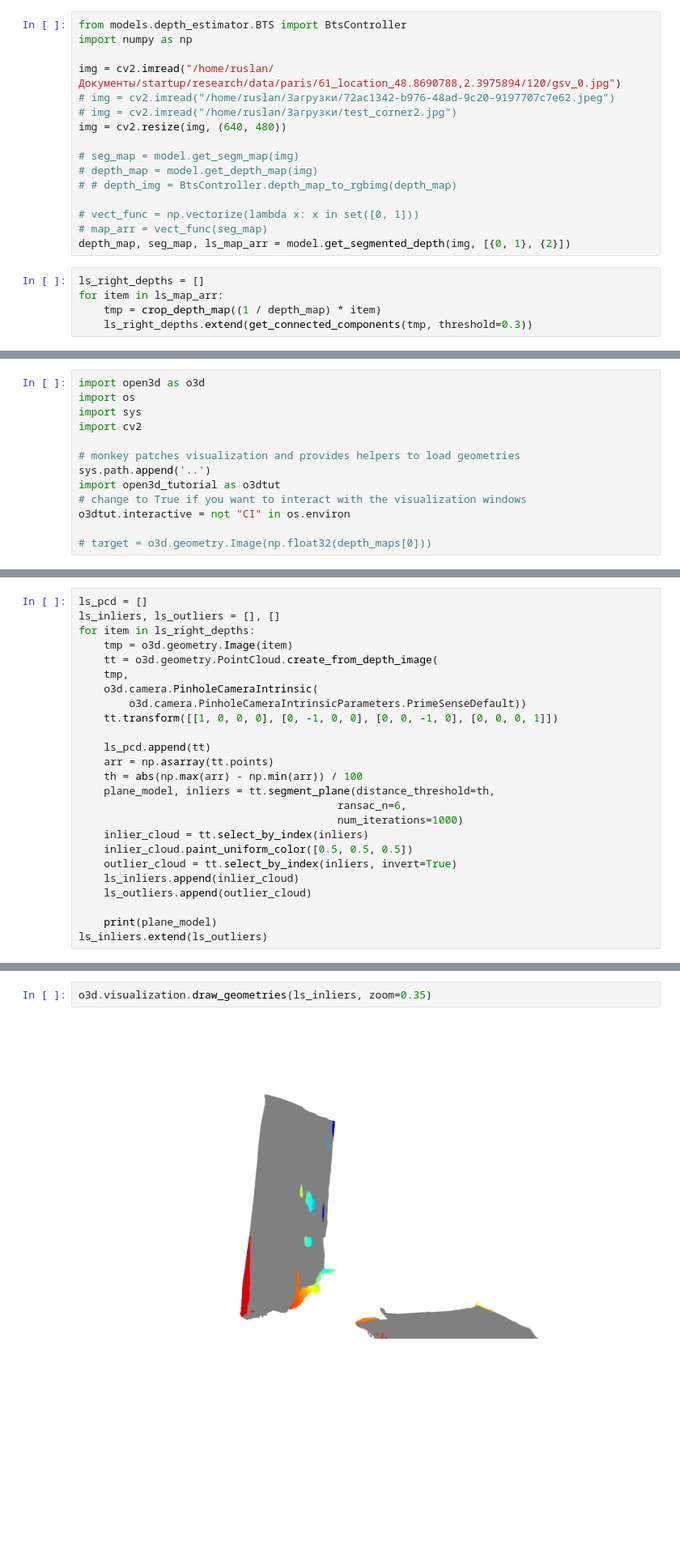
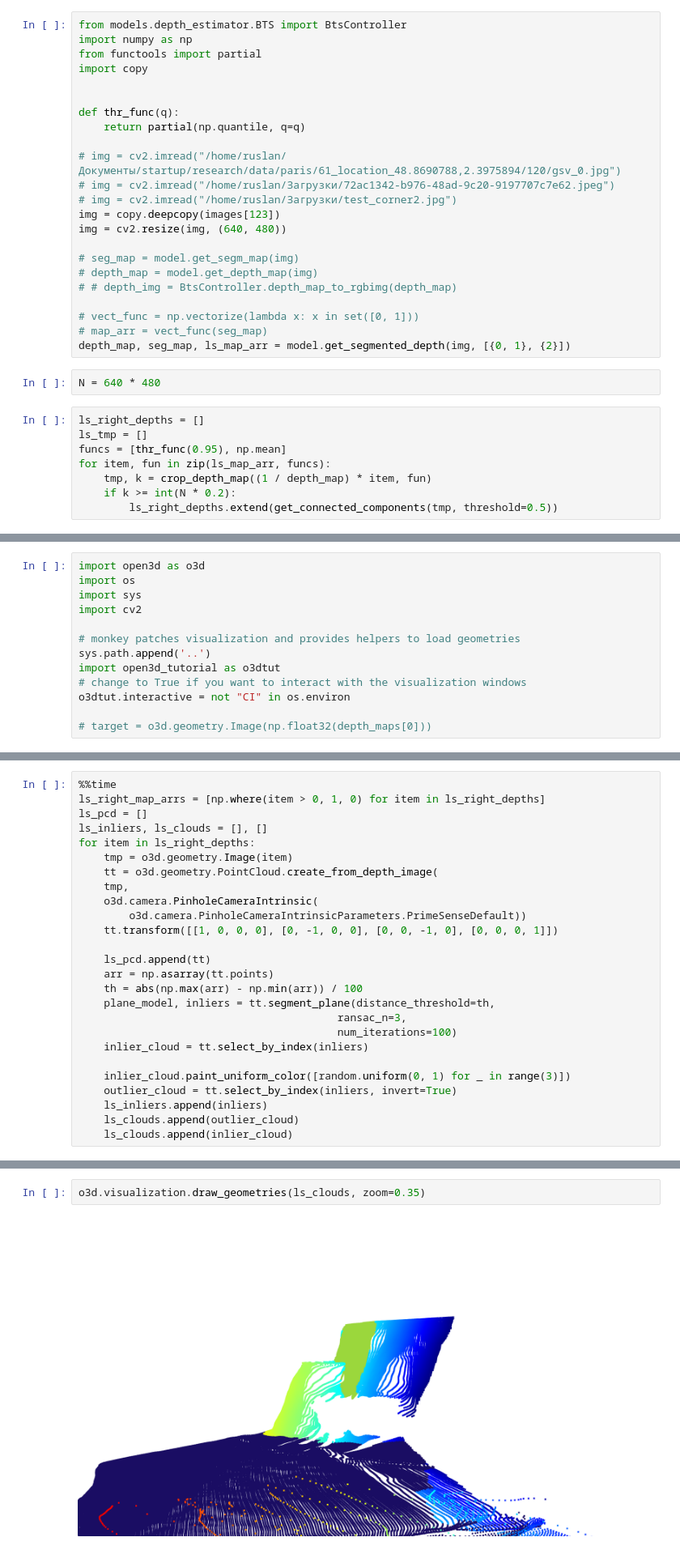
Before and after one commit to RuslanOm/plane_reconstructor, a Jupyter notebook: experiments.ipynb, the cells around one changed output, grey strips where cells are left out. Shown at 81% size. Drawn from its saved outputs; the diff is of its cells as text; blank space fills up the shorter version.

Commit message:
colored planes added

```diff
--- a/experiments.ipynb
+++ b/experiments.ipynb
@@ -70,10 +70,17 @@ Wall time: 26 s
 # %%
 from models.depth_estimator.BTS import BtsController
 import numpy as np
+from functools import partial
+import copy
 
-img = cv2.imread("/home/ruslan/Документы/startup/research/data/paris/61_location_48.8690788,2.3975894/120/gsv_0.jpg")
+
+def thr_func(q):
+    return partial(np.quantile, q=q)
+
+# img = cv2.imread("/home/ruslan/Документы/startup/research/data/paris/61_location_48.8690788,2.3975894/120/gsv_0.jpg")
 # img = cv2.imread("/home/ruslan/Загрузки/72ac1342-b976-48ad-9c20-9197707c7e62.jpeg")
 # img = cv2.imread("/home/ruslan/Загрузки/test_corner2.jpg")
+img = copy.deepcopy(images[123])
 img = cv2.resize(img, (640, 480))
 
 # seg_map = model.get_segm_map(img)
@@ -83,8 +90,13 @@ img = cv2.resize(img, (640, 480))
 # vect_func = np.vectorize(lambda x: x in set([0, 1]))
 # map_arr = vect_func(seg_map)
 depth_map, seg_map, ls_map_arr = model.get_segmented_depth(img, [{0, 1}, {2}])
+# %%
+N = 640 * 480
 # %%
 ls_right_depths = []
-for item in ls_map_arr:
-    tmp = crop_depth_map((1 / depth_map) * item)
-    ls_right_depths.extend(get_connected_components(tmp, threshold=0.3))
+ls_tmp = []
+funcs = [thr_func(0.95), np.mean]
+for item, fun in zip(ls_map_arr, funcs):
+    tmp, k = crop_depth_map((1 / depth_map) * item, fun)
+    if k >= int(N * 0.2):
+        ls_right_depths.extend(get_connected_components(tmp, threshold=0.5))
@@ -109,6 +142,8 @@ o3dtut.interactive = not "CI" in os.environ
 # %%
+%%time
+ls_right_map_arrs = [np.where(item > 0, 1, 0) for item in ls_right_depths]
 ls_pcd = []
-ls_inliers, ls_outliers = [], []
+ls_inliers, ls_clouds = [], []
 for item in ls_right_depths:
     tmp = o3d.geometry.Image(item)
     tt = o3d.geometry.PointCloud.create_from_depth_image(
@@ -121,14 +156,13 @@ for item in ls_right_depths:
     arr = np.asarray(tt.points)
     th = abs(np.max(arr) - np.min(arr)) / 100
     plane_model, inliers = tt.segment_plane(distance_threshold=th,
-                                         ransac_n=6,
-                                         num_iterations=1000)
+                                         ransac_n=3,
+                                         num_iterations=100)
     inlier_cloud = tt.select_by_index(inliers)
-    inlier_cloud.paint_uniform_color([0.5, 0.5, 0.5])
+
+    inlier_cloud.paint_uniform_color([random.uniform(0, 1) for _ in range(3)])
     outlier_cloud = tt.select_by_index(inliers, invert=True)
-    ls_inliers.append(inlier_cloud)
-    ls_outliers.append(outlier_cloud)
-
-    print(plane_model)
-ls_inliers.extend(ls_outliers)
+    ls_inliers.append(inliers)
+    ls_clouds.append(outlier_cloud)
+    ls_clouds.append(inlier_cloud)
 # %% [output]
@@ -137,6 +186,6 @@ ls_inliers.extend(ls_outliers)
 # %%
-o3d.visualization.draw_geometries(ls_inliers, zoom=0.35)
+o3d.visualization.draw_geometries(ls_clouds, zoom=0.35)
 # %% [output]
-[figure, old version]
+[figure, new version]
 # %%
 downs = pcd.voxel_down_sample(0.000005)
```
Also changed, not shown: parts of 9 cells of this notebook, 1 other file.
